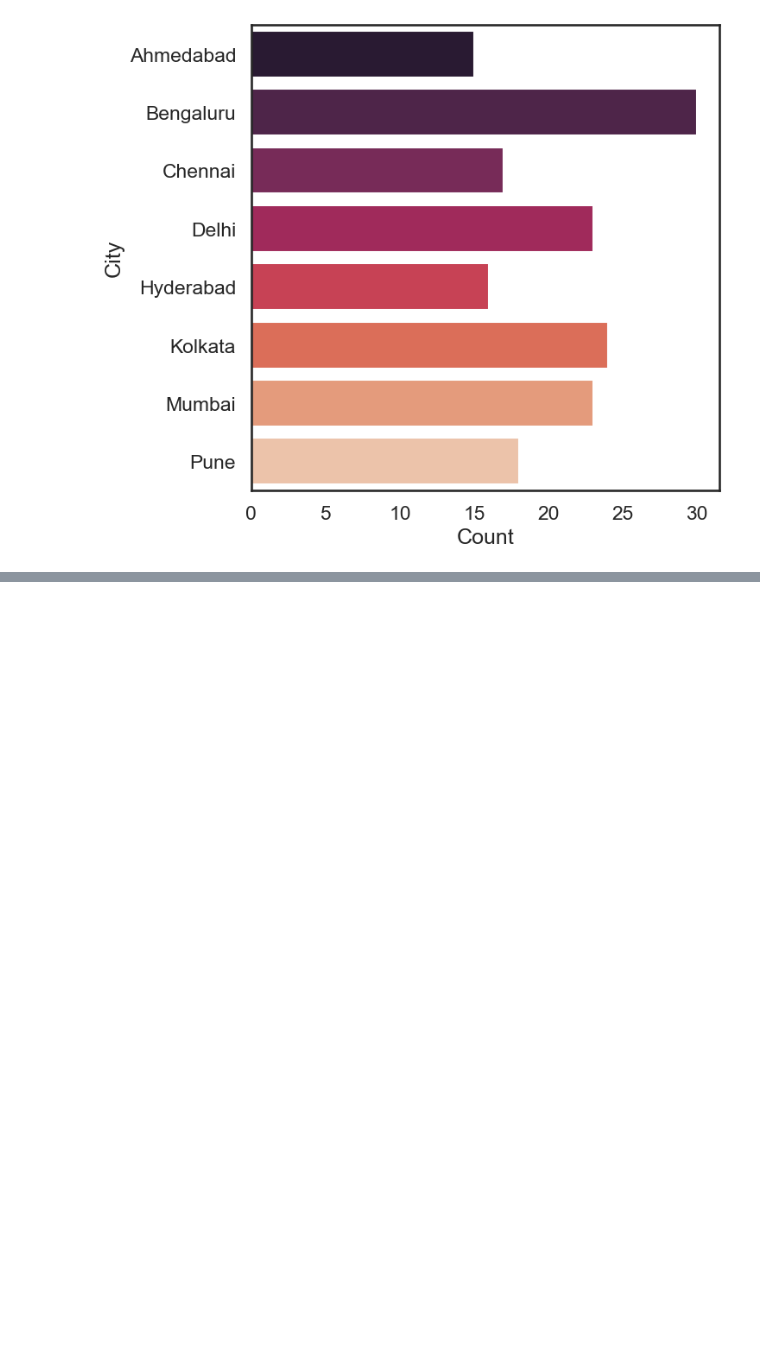
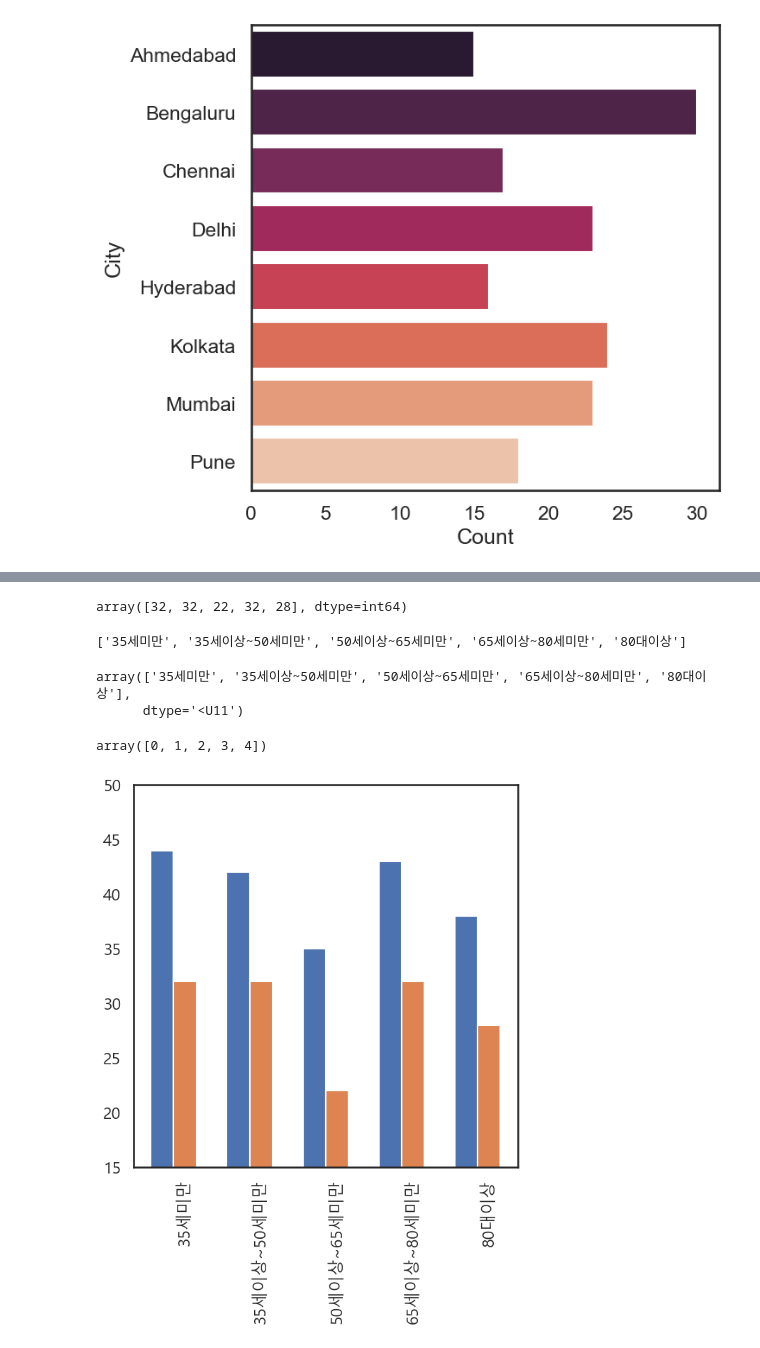
Before and after one commit to cutepuppy2024/Kidney-Project, a Jupyter notebook: ckd_analysis_1st.ipynb, the cells around one changed output, grey strips where cells are left out. Drawn from its saved outputs; the diff is of its cells as text; code cells hidden in the pictures; blank space fills up the shorter version.

```diff
--- a/ckd_analysis_1st.ipynb
+++ b/ckd_analysis_1st.ipynb
@@ -420,0 +572,36 @@ Passing `palette` without assigning `hue` is deprecated and will be removed in v
+# %%
+# 연령대 별 치료받지 않은 환자 중 사망자 수
+ag_nt_death = dm_serum_df[(dm_serum_df['Received_Treatment']==0) & (dm_serum_df["Deaths"]==1)].groupby("Age_group").size()
+ag_nt_death.values
+# %% [output]
+array([32, 32, 22, 32, 28], dtype=int64)
+# %%
+idx = list(ag_nt_death.index)
+idx
+# %% [output]
+['35세미만', '35세이상~50세미만', '50세이상~65세미만', '65세이상~80세미만', '80대이상']
+# %%
+ind = np.array(idx)
+ind
+# %% [output]
+array(['35세미만', '35세이상~50세미만', '50세이상~65세미만', '65세이상~80세미만', '80대이상'],
+      dtype='<U11')
+# %%
+idxs = np.arange(len(ind))
+idxs
+# %% [output]
+array([0, 1, 2, 3, 4])
+# %%
+# 연령대별 사망자 수 중 치료받지 않은 환자의 수 비교
+x = ag_nt_death.index
+y = ag_count.values
+y2 = ag_nt_death.values
+
+plt.figure(figsize=(7,7))
+plt.bar(idxs-0.3,y,width=0.3,label='Deaths')
+plt.bar(idxs,y2,width=0.3,label='No Treatment')
+plt.xticks(ticks=idxs, labels=x, rotation=90)
+plt.ylim(15,50)
+plt.show()
+# %% [output]
+[figure, added]
```
Also changed, not shown: parts of 20 cells of this notebook.
